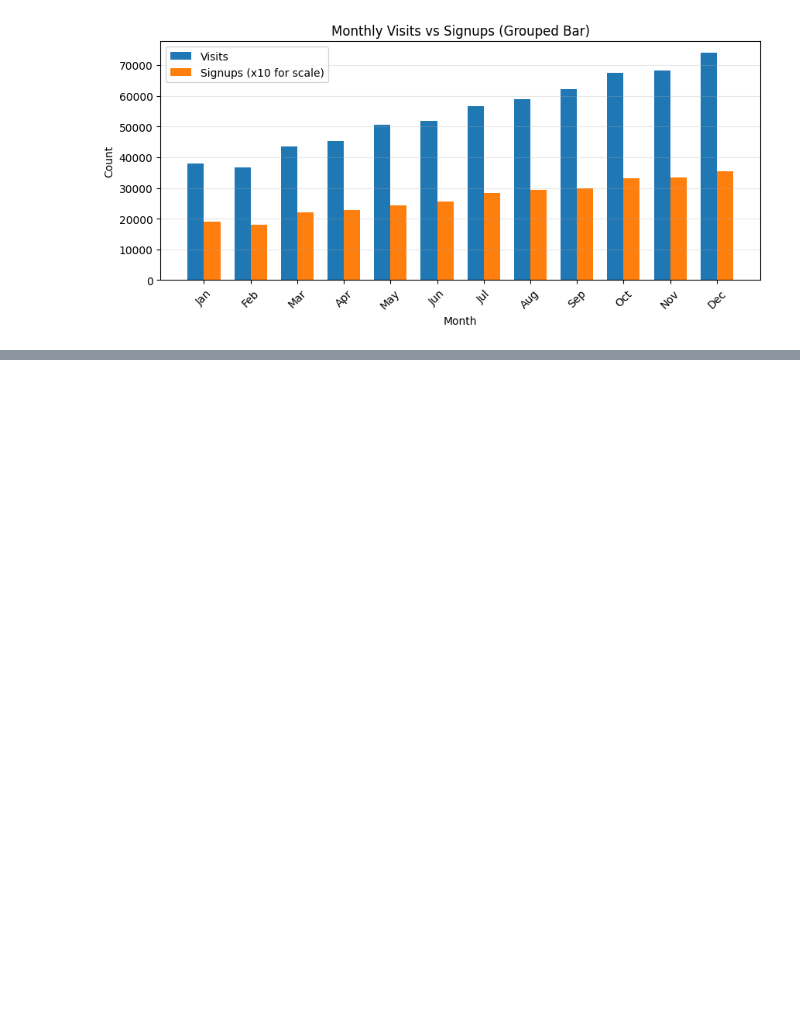
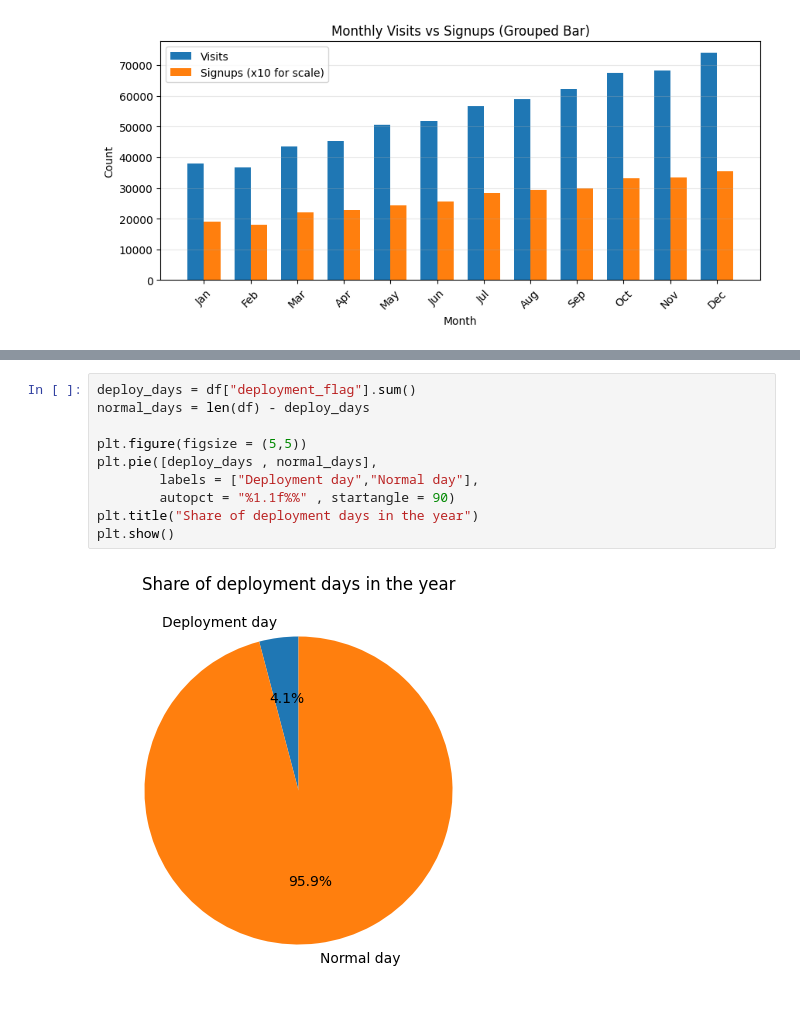
Before and after one commit to Nuthana1234/Calibo_assignment_practice, a Jupyter notebook: Data_Visualization_with__matplotlib_30_9_2026.ipynb, the cells around one changed output, grey strips where cells are left out. Saved outputs shown, nothing was run; the diff lists cells and outputs as text; blank space fills up the shorter version.

```diff
--- a/Data_Visualization_with__matplotlib_30_9_2026.ipynb
+++ b/Data_Visualization_with__matplotlib_30_9_2026.ipynb
@@ -194,0 +235,12 @@ plt.show()
+# %%
+deploy_days = df["deployment_flag"].sum()
+normal_days = len(df) - deploy_days
+
+plt.figure(figsize = (5,5))
+plt.pie([deploy_days , normal_days],
+        labels = ["Deployment day","Normal day"],
+        autopct = "%1.1f%%" , startangle = 90)
+plt.title("Share of deployment days in the year")
+plt.show()
+# %% [output]
+[figure, added]
```
Also changed, not shown: parts of 24 cells of this notebook.
